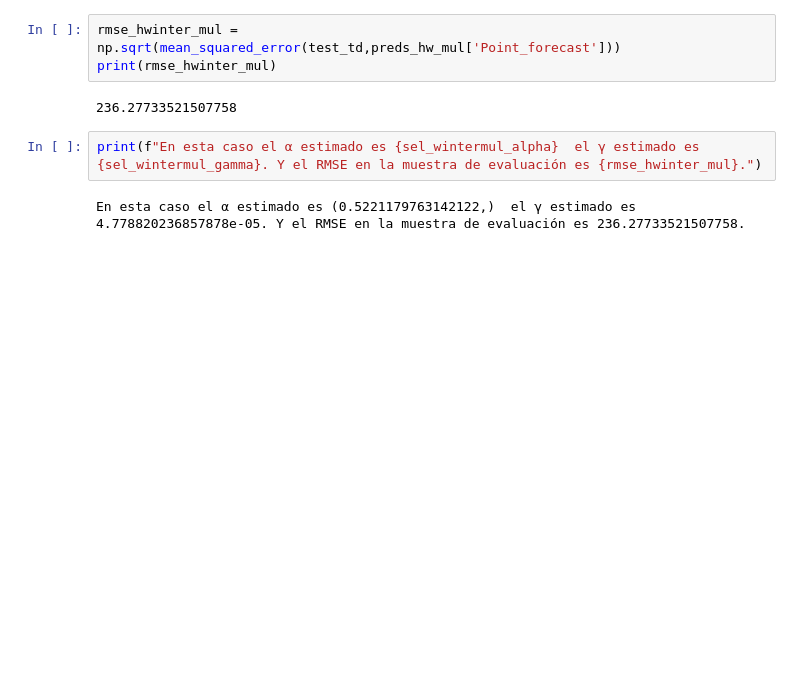
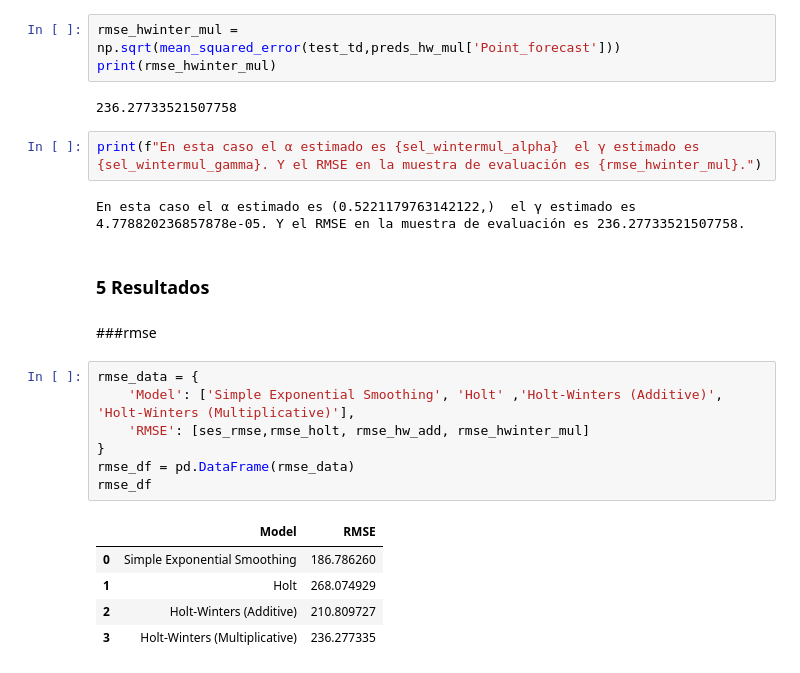
Before and after one commit to cam2149/MachineLearningIII, a Jupyter notebook: fundamentos_de_analítica_ejercicio1.ipynb, the cells around one changed output. Saved outputs shown, nothing was run; the diff lists cells and outputs as text; blank space fills up the shorter version.

```diff
--- a/fundamentos_de_analítica_ejercicio1.ipynb
+++ b/fundamentos_de_analítica_ejercicio1.ipynb
@@ -428,3 +444,20 @@ print(rmse_hwinter_mul)
 print(f"En esta caso el α estimado es {sel_wintermul_alpha}  el γ estimado es {sel_wintermul_gamma}. Y el RMSE en la muestra de evaluación es {rmse_hwinter_mul}.")
 # %% [output]
 En esta caso el α estimado es (0.5221179763142122,)  el γ estimado es 4.778820236857878e-05. Y el RMSE en la muestra de evaluación es 236.27733521507758.
+# %% [markdown]
+### **5 Resultados**
+# %% [markdown]
+###rmse
+# %%
+rmse_data = {
+    'Model': ['Simple Exponential Smoothing', 'Holt' ,'Holt-Winters (Additive)',  'Holt-Winters (Multiplicative)'],
+    'RMSE': [ses_rmse,rmse_holt, rmse_hw_add, rmse_hwinter_mul]
+}
+rmse_df = pd.DataFrame(rmse_data)
+rmse_df
+# %% [output]
+|  | Model | RMSE |
+| 0 | Simple Exponential Smoothing | 186.786260 |
+| 1 | Holt | 268.074929 |
+| 2 | Holt-Winters (Additive) | 210.809727 |
+| 3 | Holt-Winters (Multiplicative) | 236.277335 |
```
Also changed, not shown: parts of 19 cells of this notebook.
